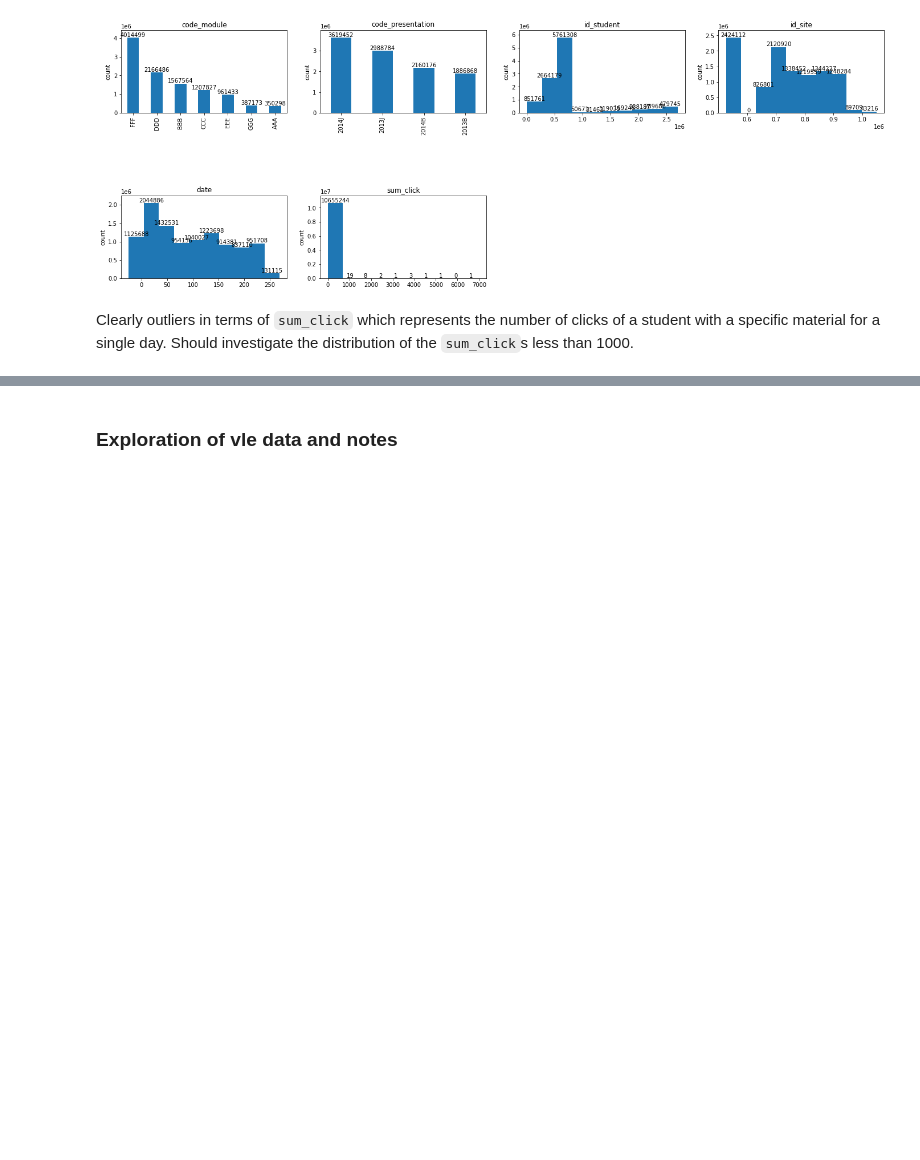
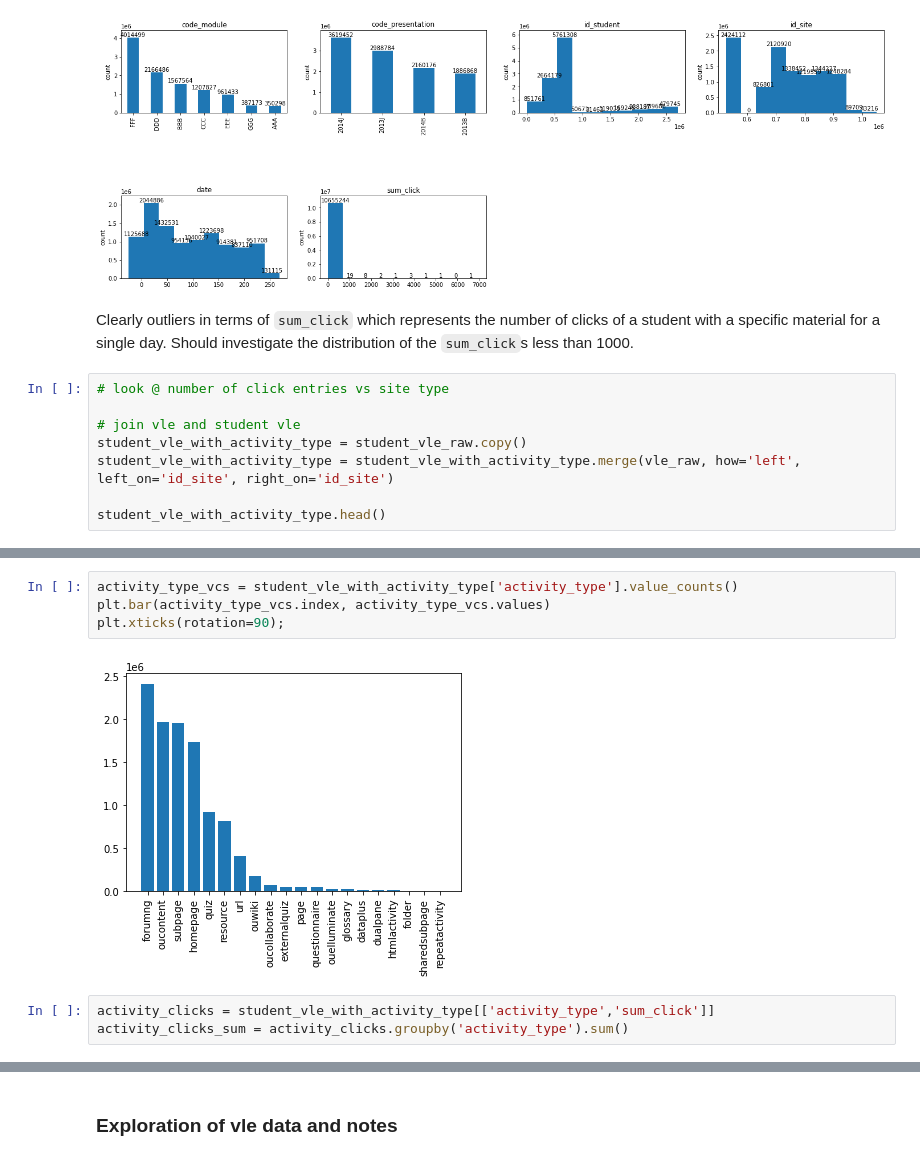
Before and after one commit to sustrev/SIADS697, a Jupyter notebook: EDA.ipynb, the cells around one changed output, grey strips where cells are left out. Drawn from its saved outputs; the diff is of its cells as text; blank space fills up the shorter version.

Commit message:
added some visualizations of student_vle joined with vle

```diff
--- a/EDA.ipynb
+++ b/EDA.ipynb
@@ -338,3 +338,11 @@ explore_df(student_vle_raw)
 [figure]
 # %% [markdown]
 Clearly outliers in terms of `sum_click` which represents the number of clicks of a student with a specific material for a single day. Should investigate the distribution of the `sum_click`s less than 1000.
+# %%
+# look @ number of click entries vs site type
+
+# join vle and student vle
+student_vle_with_activity_type = student_vle_raw.copy()
+student_vle_with_activity_type = student_vle_with_activity_type.merge(vle_raw, how='left', left_on='id_site', right_on='id_site')
+
+student_vle_with_activity_type.head()
@@ -340,0 +356,9 @@ Clearly outliers in terms of `sum_click` which represents the number of clicks o
+# %%
+activity_type_vcs = student_vle_with_activity_type['activity_type'].value_counts()
+plt.bar(activity_type_vcs.index, activity_type_vcs.values)
+plt.xticks(rotation=90);
+# %% [output]
+[figure, added]
+# %%
+activity_clicks = student_vle_with_activity_type[['activity_type','sum_click']]
+activity_clicks_sum = activity_clicks.groupby('activity_type').sum()
```
Also changed, not shown: parts of 2 cells of this notebook.
